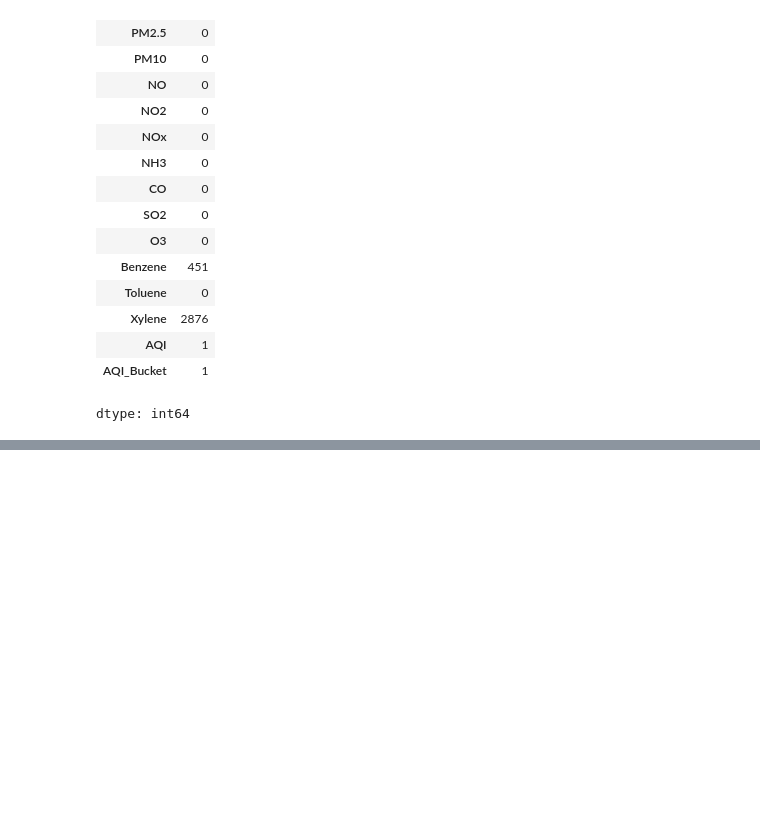
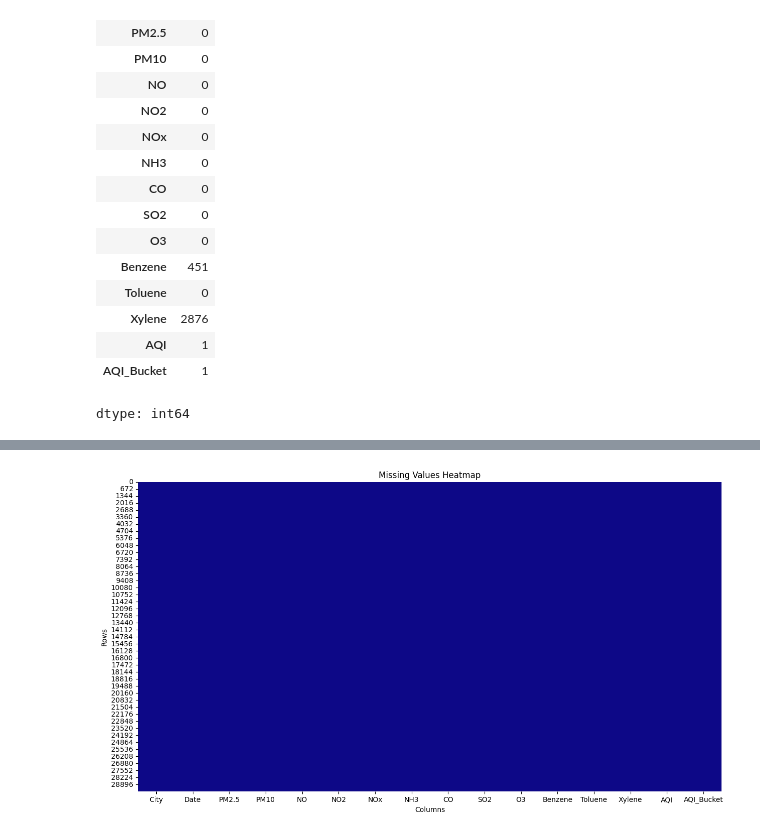
Before and after one commit to suryautharakumar/CMP7005_Programming_for_Data_Analysis, a Jupyter notebook: CMP7005_Programming_for_Data_Analysis_Final_Assessment.ipynb, the cells around one changed output, grey strips where cells are left out. Saved outputs shown, nothing was run; the diff lists cells and outputs as text; code cells hidden in the pictures; blank space fills up the shorter version.

```diff
--- a/CMP7005_Programming_for_Data_Analysis_Final_Assessment.ipynb
+++ b/CMP7005_Programming_for_Data_Analysis_Final_Assessment.ipynb
@@ -346,3 +357,5 @@ df.isna().sum()
 | AQI | 1 |
 | AQI_Bucket | 1 |
 dtype: int64
+# %%
+df[['PM2.5','PM10','NO','NO2','NOx','NH3','CO','SO2','O3','Benzene','Toluene','Xylene','AQI','AQI_Bucket']] = df[['PM2.5','PM10','NO','NO2','NOx','NH3','CO','SO2','O3','Benzene','Toluene','Xylene','AQI','AQI_Bucket']].bfill()
@@ -369 +403,11 @@ Visakhapatnam            0
 dtype: int64
+# %%
+# Visualize the missing values using a heatmap after cleaning
+plt.figure(figsize=(15, 8))
+sns.heatmap(df.isnull(), cbar=False, cmap='plasma')
+plt.title('Missing Values Heatmap')
+plt.xlabel('Columns')
+plt.ylabel('Rows')
+plt.show()
+# %% [output]
+[figure, added]
```
Also changed, not shown: parts of 22 cells of this notebook.
